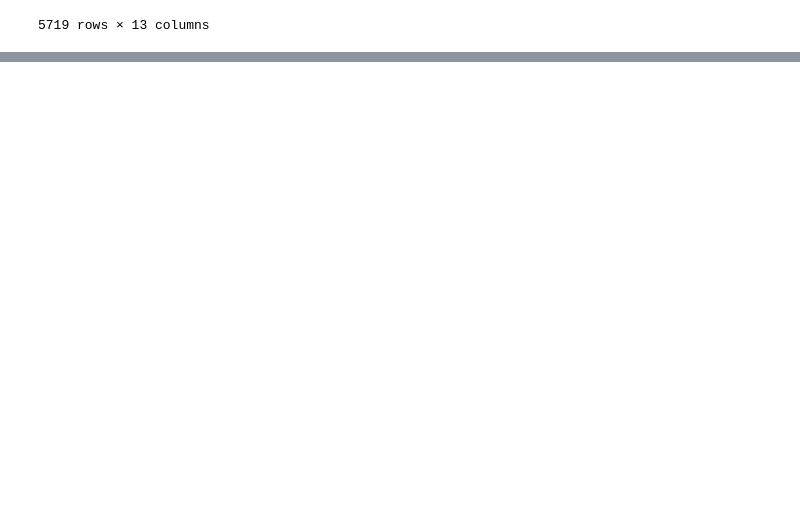
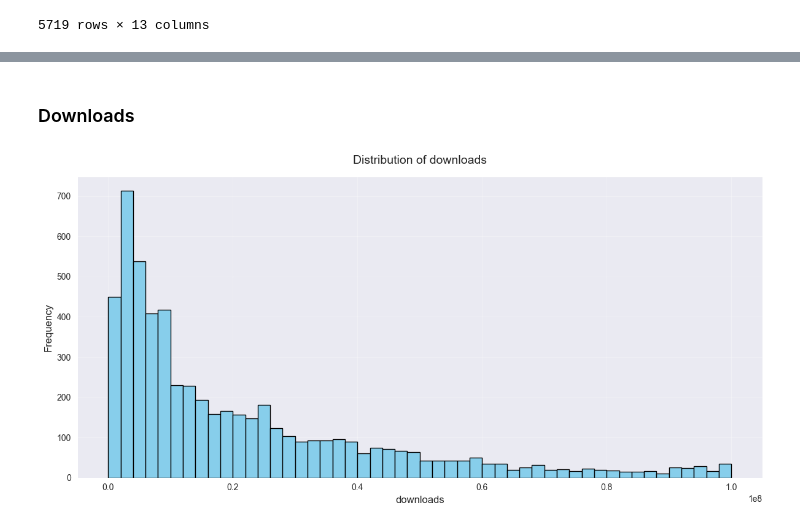
Before and after one commit to ysif9/app-rating-competition, a Jupyter notebook: Attempt1.ipynb, the cells around one changed output, grey strips where cells are left out. Cells and saved outputs as stored; diff of their text form; code cells hidden in the pictures; blank space fills up the shorter version.

```diff
--- a/Attempt1.ipynb
+++ b/Attempt1.ipynb
@@ -1543,0 +1938,6 @@ numerical_df.head()
+# %% [markdown]
+### Downloads
+# %%
+plot_numeric_distribution(num_df, 'downloads')
+# %% [output]
+[figure, added]
```
Also changed, not shown: parts of 144 cells of this notebook, 10 other files.
